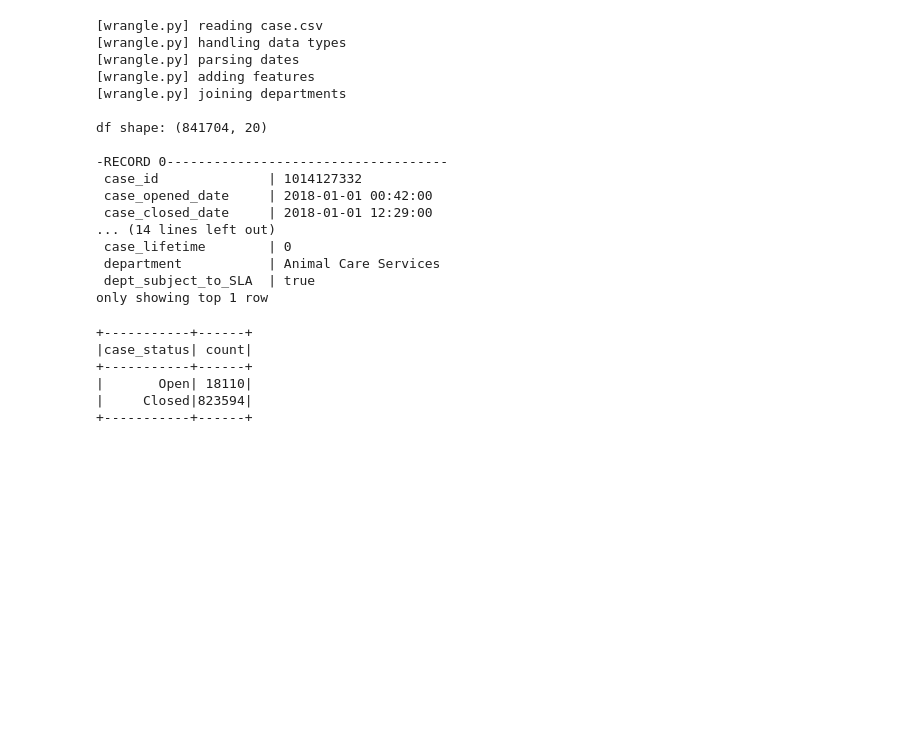
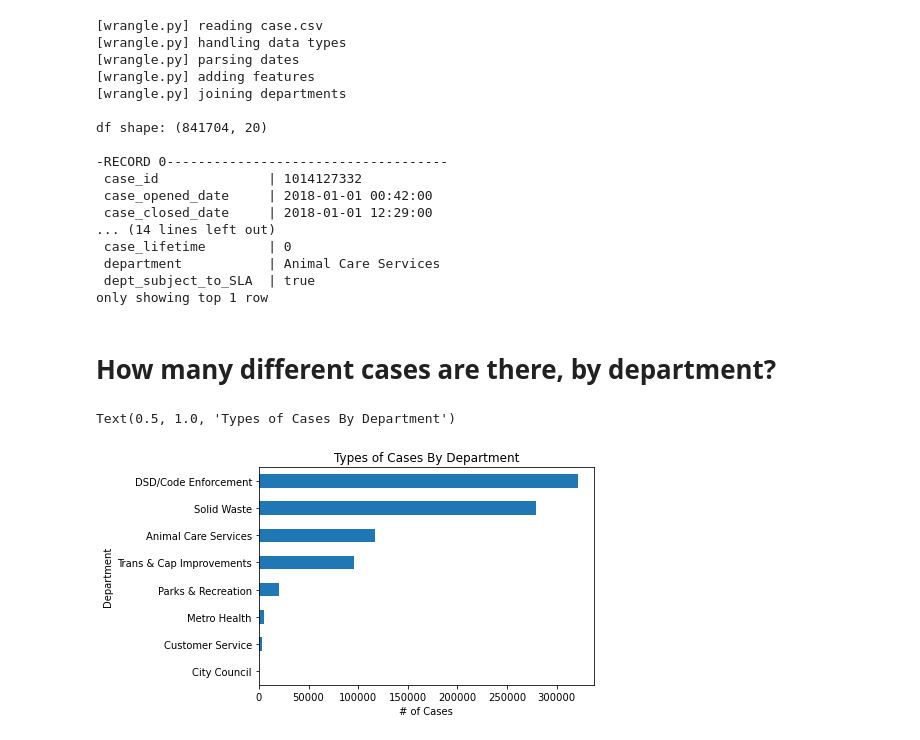
Before and after one commit to AAranda10/spark-exercises, a Jupyter notebook: explore.ipynb, the cells around one changed output. Drawn from its saved outputs; the diff is of its cells as text; code cells hidden in the pictures; blank space fills up the shorter version.

```diff
--- a/explore.ipynb
+++ b/explore.ipynb
@@ -38,12 +38,15 @@ df shape: (841704, 20)
  department           | Animal Care Services
  dept_subject_to_SLA  | true
 only showing top 1 row
-# %%
-df.groupby("case_status").count().show()
-# %% [output]
-+-----------+------+
-|case_status| count|
-+-----------+------+
-|       Open| 18110|
-|     Closed|823594|
-+-----------+------+
+# %% [markdown]
+# How many different cases are there, by department?
+# %%
+(df.groupBy('department').count().toPandas()
+     .set_index('department')['count'].sort_values()
+     .plot.barh())
+plt.xlabel('# of Cases')
+plt.ylabel('Department')
+plt.title('Types of Cases By Department')
+# %% [output]
+Text(0.5, 1.0, 'Types of Cases By Department')
+[figure, added]
```
Also changed, not shown: parts of 15 cells of this notebook.
